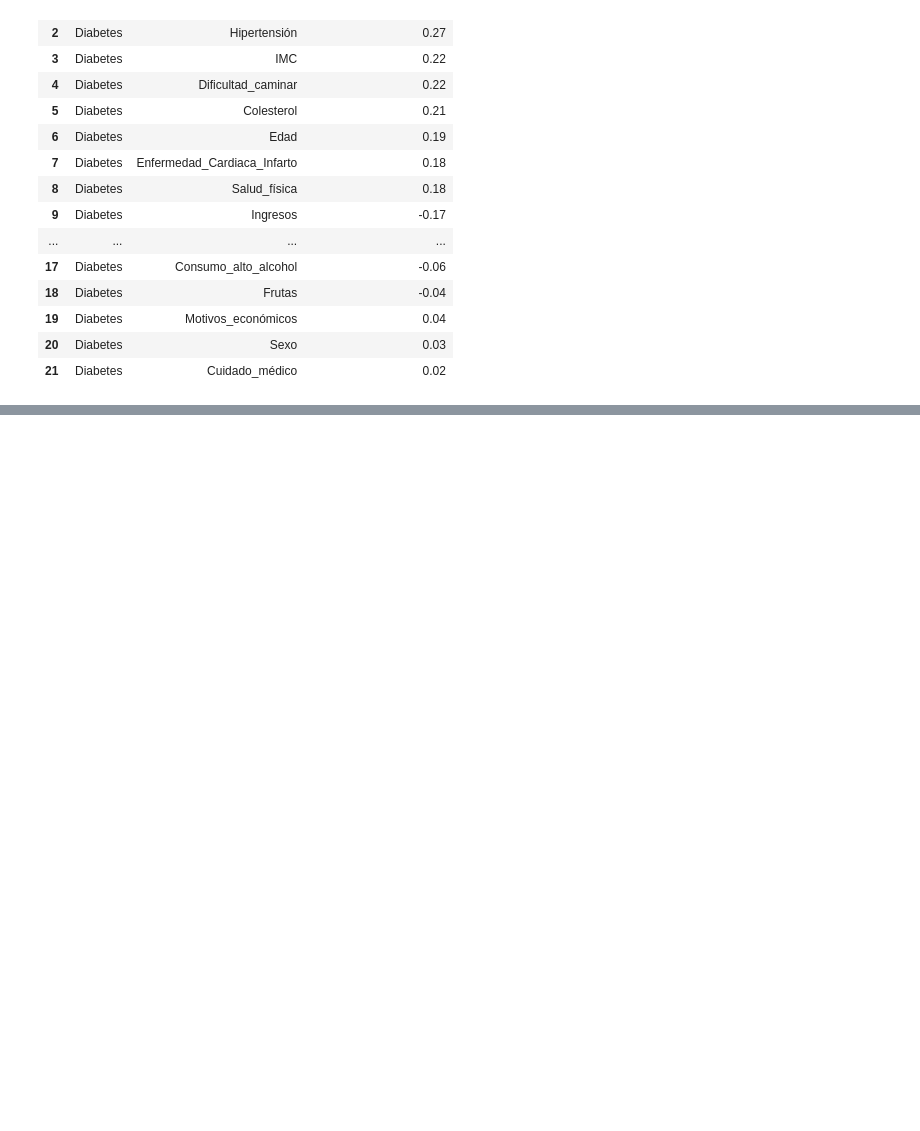
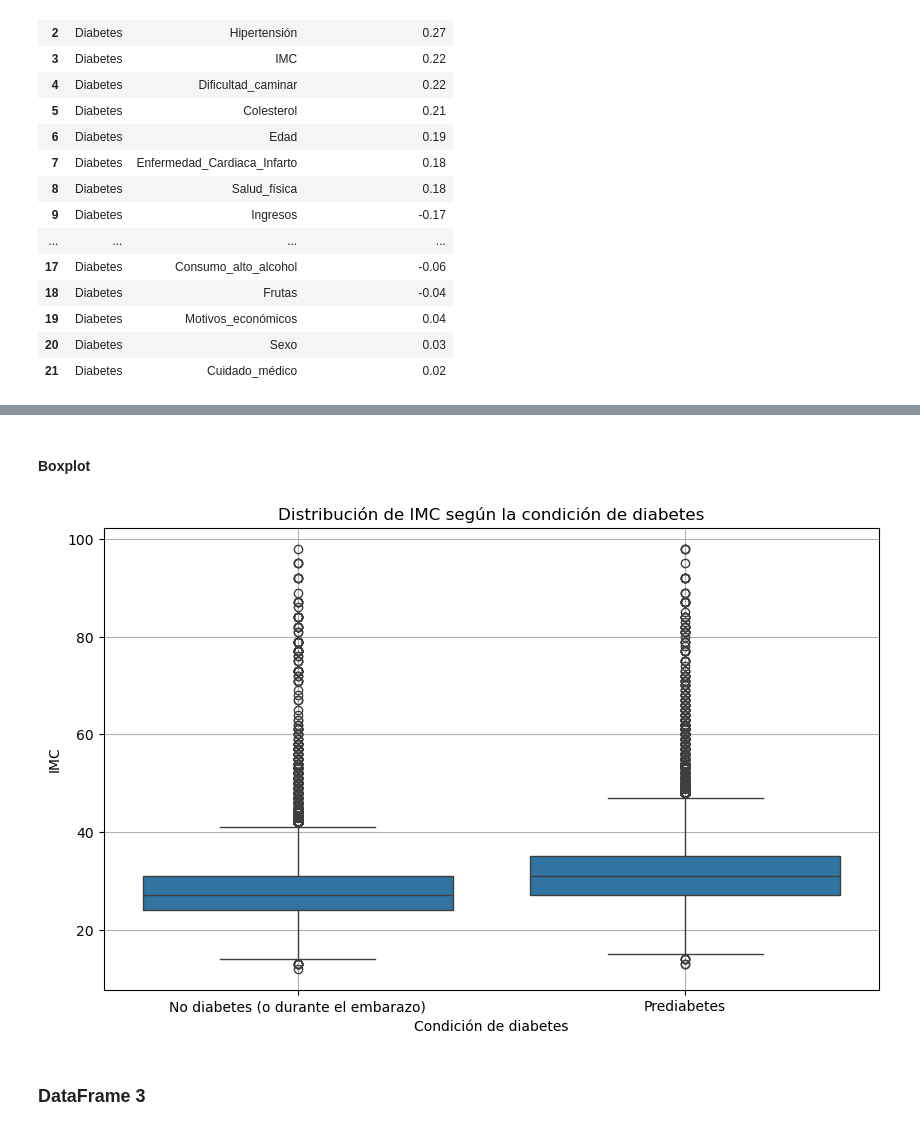
Before and after one commit to alexia-gm/Diabetes, a Jupyter notebook: prediccion_diabetes.ipynb, the cells around one changed output, grey strips where cells are left out. Cells and saved outputs as stored; diff of their text form; code cells hidden in the pictures; blank space fills up the shorter version.

```diff
--- a/prediccion_diabetes.ipynb
+++ b/prediccion_diabetes.ipynb
@@ -419,0 +432,2 @@ indicadores_graficas_1.sample(10)
+# %%
+indicadores_graficas_2 = indicadores_df_2.copy()
@@ -419,0 +499,24 @@ indicadores_graficas_1.sample(10)
+# %% [markdown]
+#### Boxplot
+# %%
+indicadores_graficas_2['Diabetes_etiqueta'] = indicadores_graficas_2['Diabetes'].replace({
+    0: 'No diabetes (o durante el embarazo)',
+    1: 'Prediabetes'
+})
+
+# Ordenar los niveles de la condición de diabetes
+orden = ['No diabetes (o durante el embarazo)', 'Prediabetes']
+
+plt.figure(figsize = (10, 6))
+sns.boxplot(x = 'Diabetes_etiqueta', y = 'IMC', data = indicadores_graficas_2, order = orden)
+
+plt.xlabel('Condición de diabetes')
+plt.ylabel('IMC')
+plt.title('Distribución de IMC según la condición de diabetes')
+
+plt.grid(True)
+plt.show()
+# %% [output]
+[figure, added]
+# %% [markdown]
+### DataFrame 3
```
Also changed, not shown: parts of 18 cells of this notebook.
